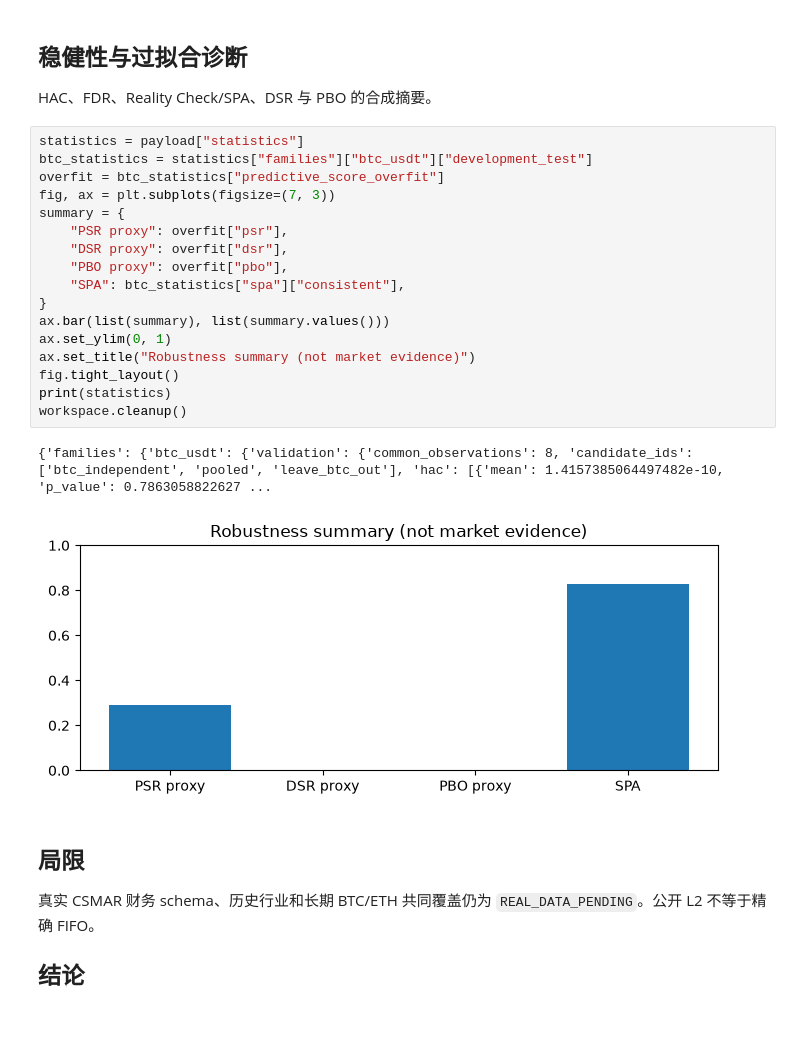
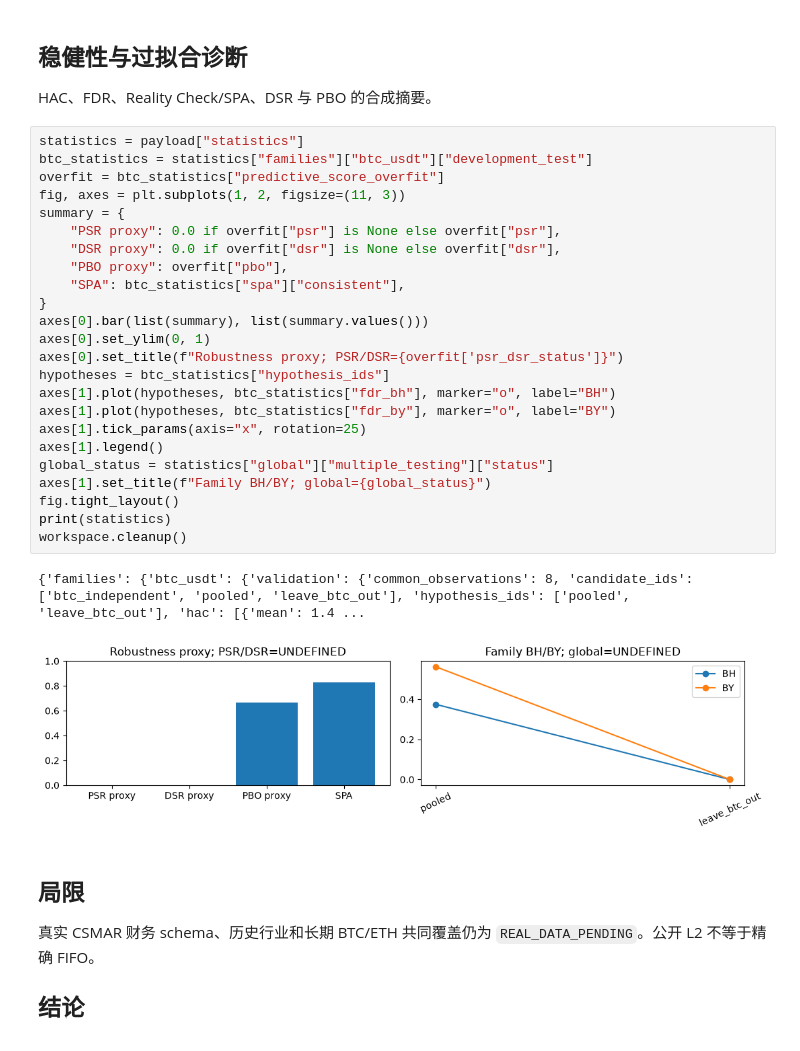
Before and after one commit to Sagiri317/quant-research-platform, a Jupyter notebook: docs/research/unified-research-interview-demo.ipynb, the cells around one changed output. Cells and saved outputs as stored; diff of their text form.

```diff
--- a/docs/research/unified-research-interview-demo.ipynb
+++ b/docs/research/unified-research-interview-demo.ipynb
@@ -123,23 +140,30 @@ HAC、FDR、Reality Check/SPA、DSR 与 PBO 的合成摘要。
 # %%
 statistics = payload["statistics"]
 btc_statistics = statistics["families"]["btc_usdt"]["development_test"]
 overfit = btc_statistics["predictive_score_overfit"]
-fig, ax = plt.subplots(figsize=(7, 3))
+fig, axes = plt.subplots(1, 2, figsize=(11, 3))
 summary = {
-    "PSR proxy": overfit["psr"],
-    "DSR proxy": overfit["dsr"],
+    "PSR proxy": 0.0 if overfit["psr"] is None else overfit["psr"],
+    "DSR proxy": 0.0 if overfit["dsr"] is None else overfit["dsr"],
     "PBO proxy": overfit["pbo"],
     "SPA": btc_statistics["spa"]["consistent"],
 }
-ax.bar(list(summary), list(summary.values()))
-ax.set_ylim(0, 1)
-ax.set_title("Robustness summary (not market evidence)")
+axes[0].bar(list(summary), list(summary.values()))
+axes[0].set_ylim(0, 1)
+axes[0].set_title(f"Robustness proxy; PSR/DSR={overfit['psr_dsr_status']}")
+hypotheses = btc_statistics["hypothesis_ids"]
+axes[1].plot(hypotheses, btc_statistics["fdr_bh"], marker="o", label="BH")
+axes[1].plot(hypotheses, btc_statistics["fdr_by"], marker="o", label="BY")
+axes[1].tick_params(axis="x", rotation=25)
+axes[1].legend()
+global_status = statistics["global"]["multiple_testing"]["status"]
+axes[1].set_title(f"Family BH/BY; global={global_status}")
 fig.tight_layout()
 print(statistics)
 workspace.cleanup()
 # %% [output]
-{'families': {'btc_usdt': {'validation': {'common_observations': 8, 'candidate_ids': ['btc_independent', 'pooled', 'leave_btc_out'], 'hac': [{'mean': 1.4157385064497482e-10, 'p_value': 0.7863058822627 ...
+{'families': {'btc_usdt': {'validation': {'common_observations': 8, 'candidate_ids': ['btc_independent', 'pooled', 'leave_btc_out'], 'hypothesis_ids': ['pooled', 'leave_btc_out'], 'hac': [{'mean': 1.4 ...
-[figure, old version]
+[figure, new version]
 # %% [markdown]
 ## 局限
 真实 CSMAR 财务 schema、历史行业和长期 BTC/ETH 共同覆盖仍为 `REAL_DATA_PENDING`。公开 L2 不等于精确 FIFO。
```
Also changed, not shown: parts of 1 cell of this notebook, 13 other files.
